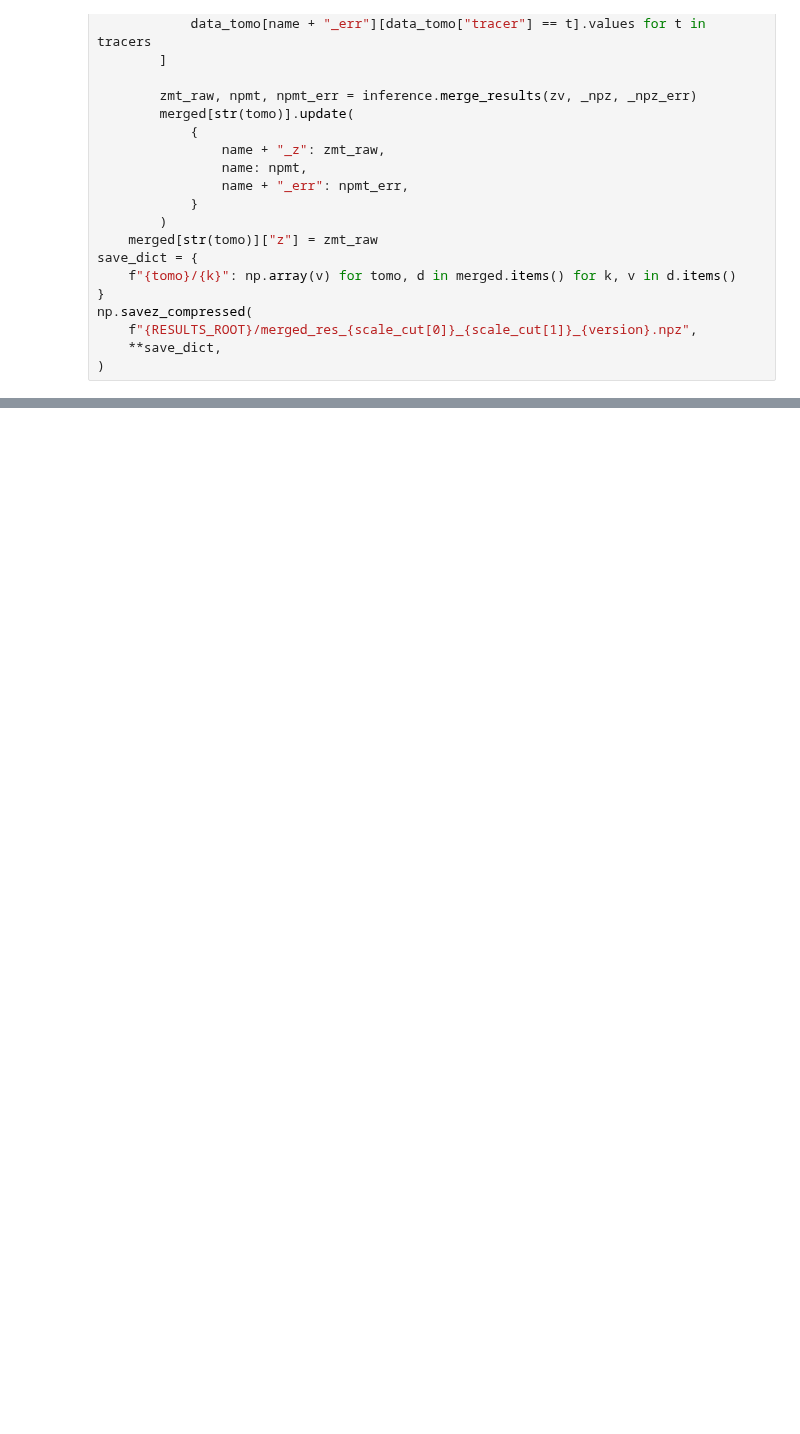
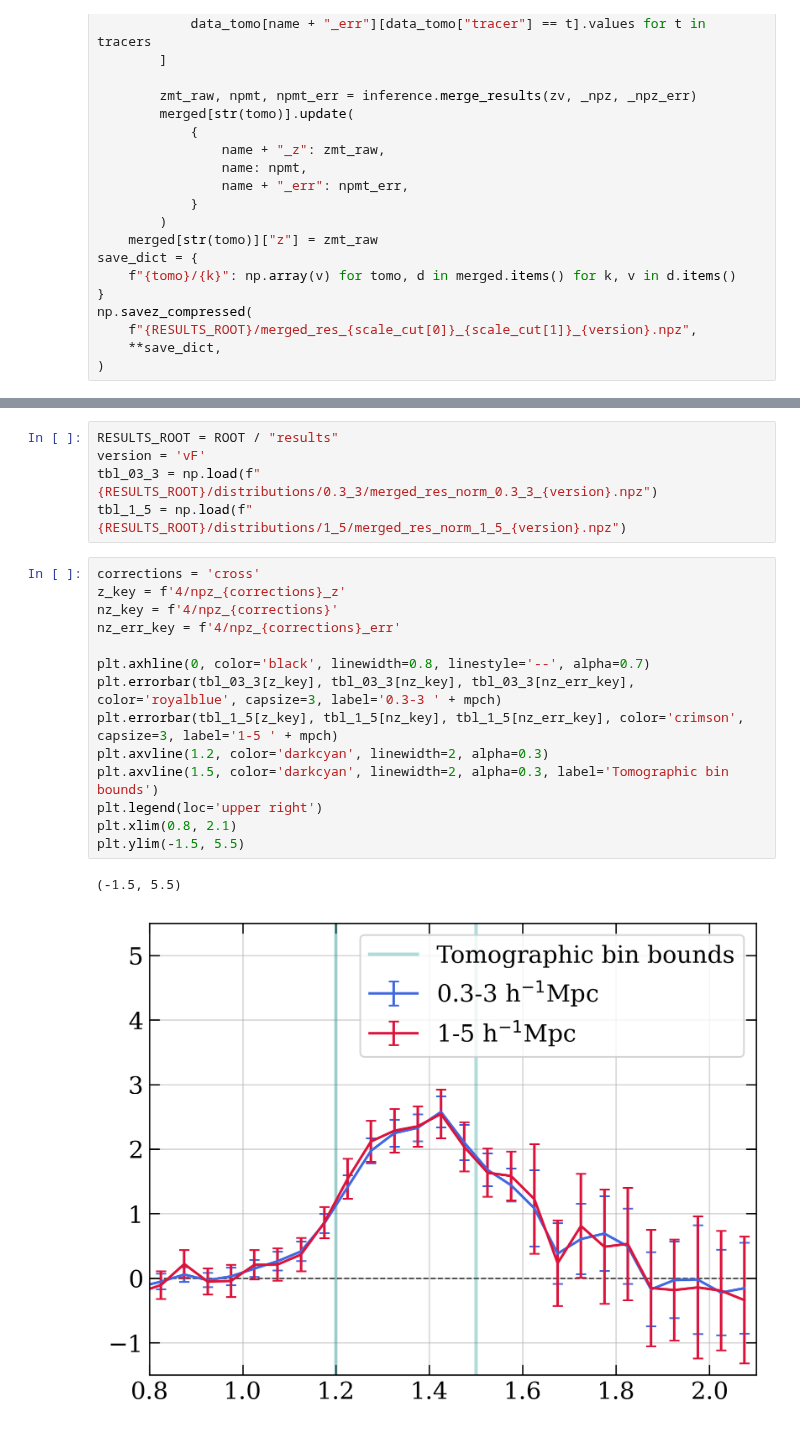
Before and after one commit to JeanCHDJdev/desi-y3-hsc, a Jupyter notebook: src/statistics/nb/nz_bin5.ipynb, the cells around one changed output, grey strips where cells are left out. Cells and saved outputs as stored; diff of their text form; blank space fills up the shorter version.

```diff
--- a/src/statistics/nb/nz_bin5.ipynb
+++ b/src/statistics/nb/nz_bin5.ipynb
@@ -440,0 +492,22 @@ np.savez_compressed(
+# %%
+RESULTS_ROOT = ROOT / "results"
+version = 'vF'
+tbl_03_3 = np.load(f"{RESULTS_ROOT}/distributions/0.3_3/merged_res_norm_0.3_3_{version}.npz")
+tbl_1_5 = np.load(f"{RESULTS_ROOT}/distributions/1_5/merged_res_norm_1_5_{version}.npz")
+# %%
+corrections = 'cross'
+z_key = f'4/npz_{corrections}_z'
+nz_key = f'4/npz_{corrections}'
+nz_err_key = f'4/npz_{corrections}_err'
+
+plt.axhline(0, color='black', linewidth=0.8, linestyle='--', alpha=0.7)
+plt.errorbar(tbl_03_3[z_key], tbl_03_3[nz_key], tbl_03_3[nz_err_key], color='royalblue', capsize=3, label='0.3-3 ' + mpch)
+plt.errorbar(tbl_1_5[z_key], tbl_1_5[nz_key], tbl_1_5[nz_err_key], color='crimson', capsize=3, label='1-5 ' + mpch)
+plt.axvline(1.2, color='darkcyan', linewidth=2, alpha=0.3)
+plt.axvline(1.5, color='darkcyan', linewidth=2, alpha=0.3, label='Tomographic bin bounds')
+plt.legend(loc='upper right')
+plt.xlim(0.8, 2.1)
+plt.ylim(-1.5, 5.5)
+# %% [output]
+(-1.5, 5.5)
+[figure, added]
```
Also changed, not shown: parts of 6 cells of this notebook, 6 other files.
